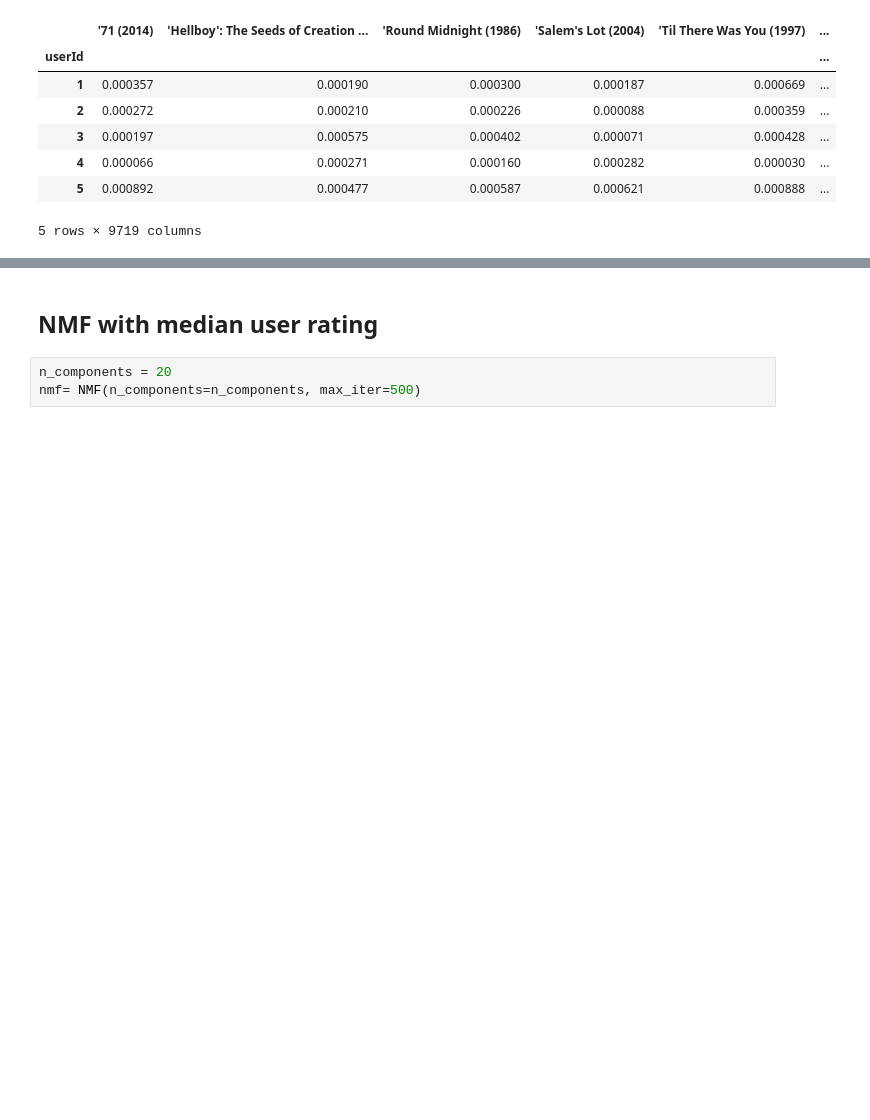
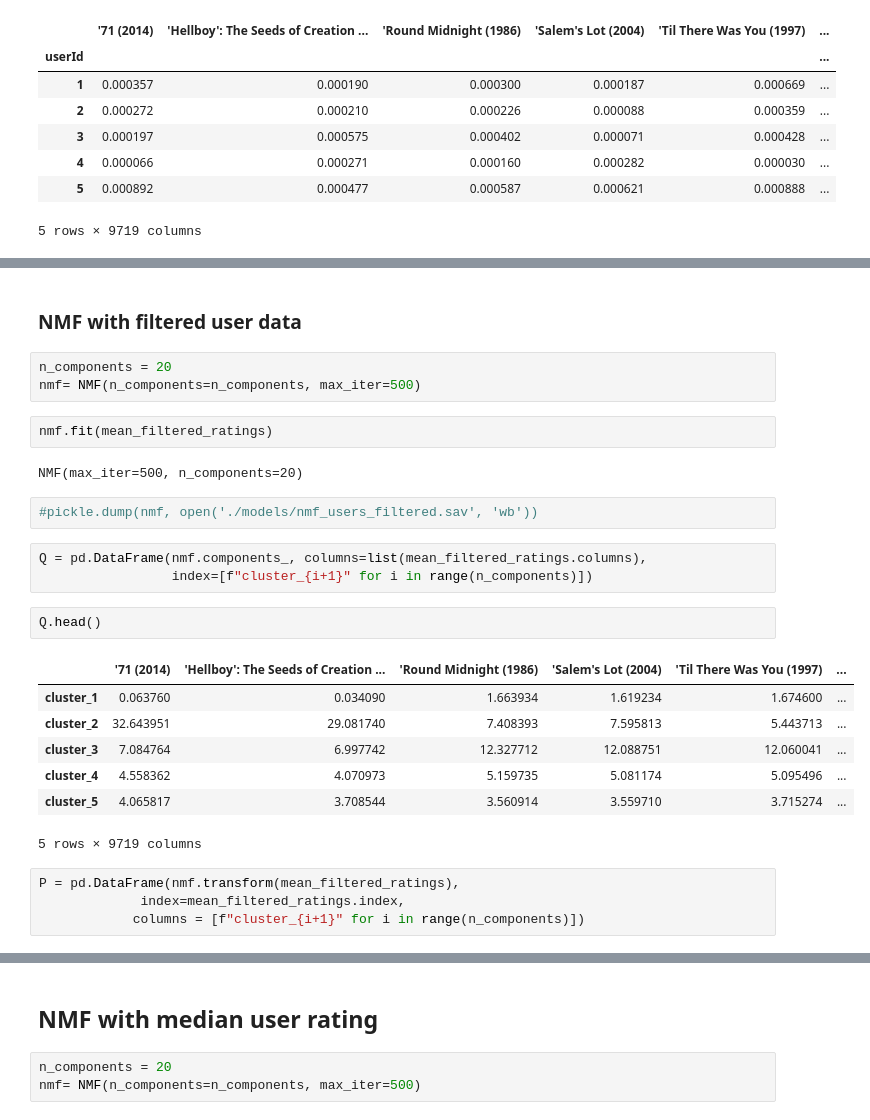
Before and after one commit to padawanabhi/movie_recommendation_app, a Jupyter notebook: pandas_methods_filling.ipynb, the cells around one changed output, grey strips where cells are left out. Drawn from its saved outputs; the diff is of its cells as text; blank space fills up the shorter version.

```diff
--- a/pandas_methods_filling.ipynb
+++ b/pandas_methods_filling.ipynb
@@ -129,0 +160,28 @@ abs(mean_user_ratings - R_hat)
+# %% [markdown]
+### NMF with filtered user data
+# %%
+n_components = 20
+nmf= NMF(n_components=n_components, max_iter=500)
+# %%
+nmf.fit(mean_filtered_ratings)
+# %% [output]
+NMF(max_iter=500, n_components=20)
+# %%
+#pickle.dump(nmf, open('./models/nmf_users_filtered.sav', 'wb'))
+# %%
+Q = pd.DataFrame(nmf.components_, columns=list(mean_filtered_ratings.columns),
+                 index=[f"cluster_{i+1}" for i in range(n_components)])
+# %%
+Q.head()
+# %% [output]
+|  | '71 (2014) | 'Hellboy': The Seeds of Creation ... | 'Round Midnight (1986) | 'Salem's Lot (2004) | 'Til There Was You (1997) | ... |
+| cluster_1 | 0.063760 | 0.034090 | 1.663934 | 1.619234 | 1.674600 | ... |
+| cluster_2 | 32.643951 | 29.081740 | 7.408393 | 7.595813 | 5.443713 | ... |
+| cluster_3 | 7.084764 | 6.997742 | 12.327712 | 12.088751 | 12.060041 | ... |
+| cluster_4 | 4.558362 | 4.070973 | 5.159735 | 5.081174 | 5.095496 | ... |
+| cluster_5 | 4.065817 | 3.708544 | 3.560914 | 3.559710 | 3.715274 | ... |
+5 rows × 9719 columns
+# %%
+P = pd.DataFrame(nmf.transform(mean_filtered_ratings),
+             index=mean_filtered_ratings.index,
+            columns = [f"cluster_{i+1}" for i in range(n_components)])
```
Also changed, not shown: parts of 10 cells of this notebook, 14 other files.
